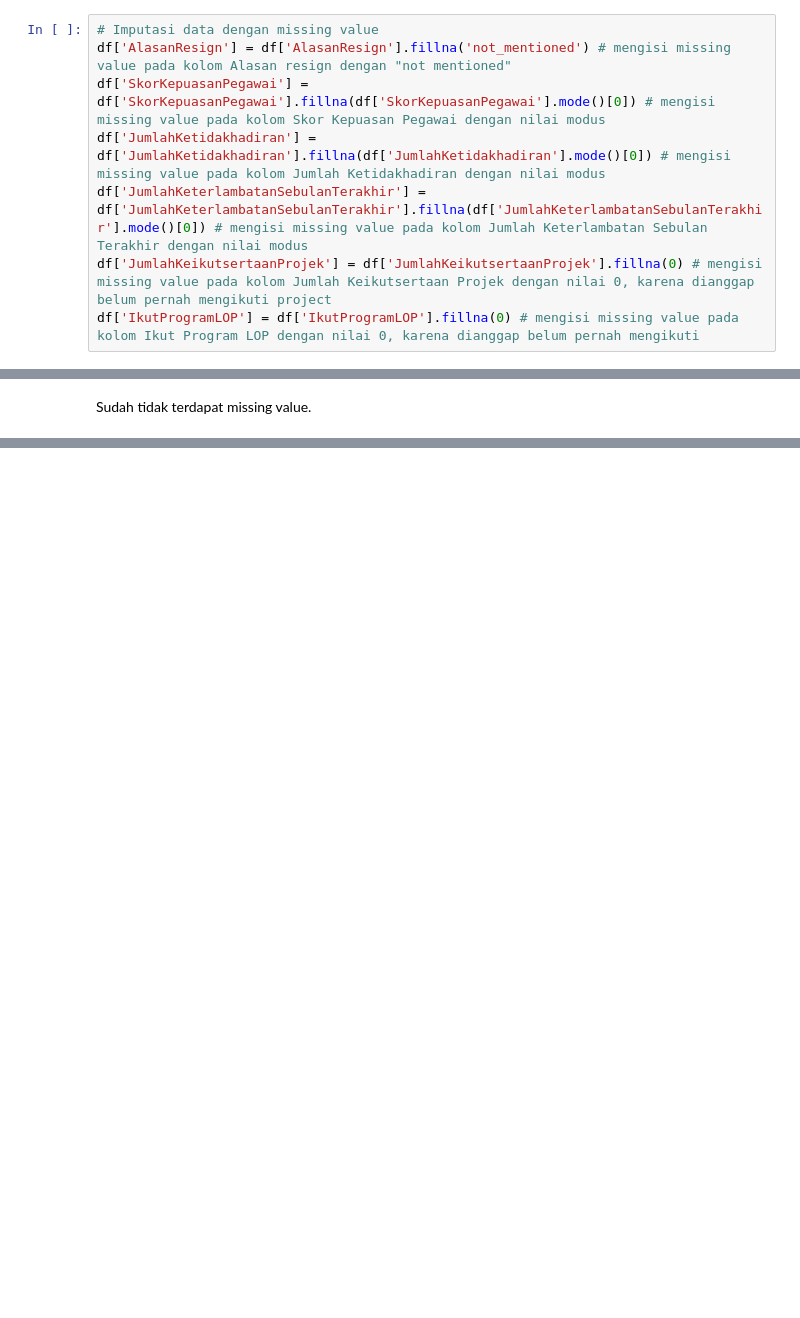
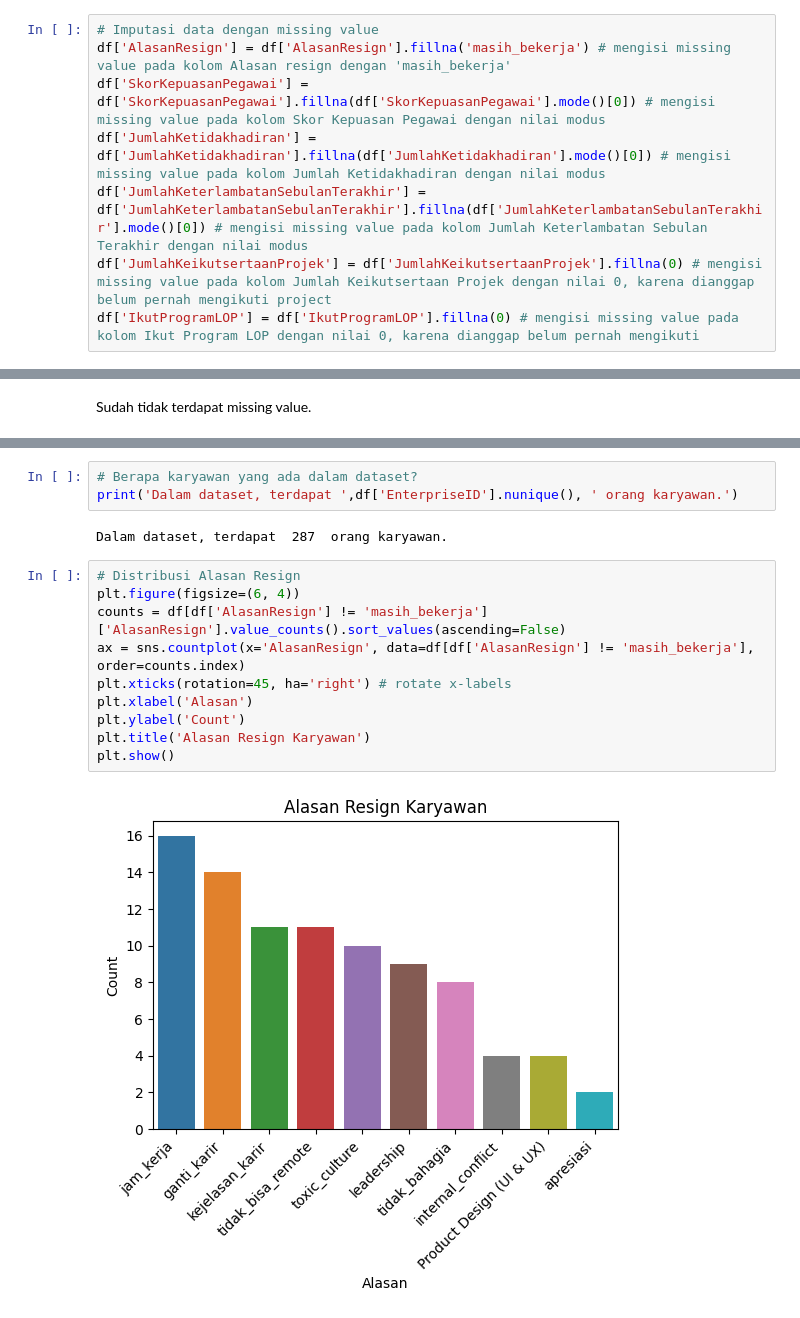
Before and after one commit to lutfiahk/Predicting-Employee-Attrition, a Jupyter notebook: notebook.ipynb, the cells around one changed output, grey strips where cells are left out. Saved outputs shown, nothing was run; the diff lists cells and outputs as text; blank space fills up the shorter version.

```diff
--- a/notebook.ipynb
+++ b/notebook.ipynb
@@ -57,6 +66,6 @@ Terlihat terdapat beberapa kolom dengan missing value, sehingga akan dilakukan p
 # %%
 # Imputasi data dengan missing value
-df['AlasanResign'] = df['AlasanResign'].fillna('not_mentioned') # mengisi missing value pada kolom Alasan resign dengan "not mentioned"
+df['AlasanResign'] = df['AlasanResign'].fillna('masih_bekerja') # mengisi missing value pada kolom Alasan resign dengan 'masih_bekerja'
 df['SkorKepuasanPegawai'] = df['SkorKepuasanPegawai'].fillna(df['SkorKepuasanPegawai'].mode()[0]) # mengisi missing value pada kolom Skor Kepuasan Pegawai dengan nilai modus
 df['JumlahKetidakhadiran'] = df['JumlahKetidakhadiran'].fillna(df['JumlahKetidakhadiran'].mode()[0]) # mengisi missing value pada kolom Jumlah Ketidakhadiran dengan nilai modus
 df['JumlahKeterlambatanSebulanTerakhir'] = df['JumlahKeterlambatanSebulanTerakhir'].fillna(df['JumlahKeterlambatanSebulanTerakhir'].mode()[0]) # mengisi missing value pada kolom Jumlah Keterlambatan Sebulan Terakhir dengan nilai modus
@@ -71,0 +90,17 @@ Sudah tidak terdapat missing value.
+# %%
+# Berapa karyawan yang ada dalam dataset?
+print('Dalam dataset, terdapat ',df['EnterpriseID'].nunique(), ' orang karyawan.')
+# %% [output]
+Dalam dataset, terdapat  287  orang karyawan.
+# %%
+# Distribusi Alasan Resign
+plt.figure(figsize=(6, 4))
+counts = df[df['AlasanResign'] != 'masih_bekerja']['AlasanResign'].value_counts().sort_values(ascending=False)
+ax = sns.countplot(x='AlasanResign', data=df[df['AlasanResign'] != 'masih_bekerja'], order=counts.index)
+plt.xticks(rotation=45, ha='right') # rotate x-labels
+plt.xlabel('Alasan')
+plt.ylabel('Count')
+plt.title('Alasan Resign Karyawan')
+plt.show()
+# %% [output]
+[figure, added]
```
Also changed, not shown: parts of 11 cells of this notebook.
